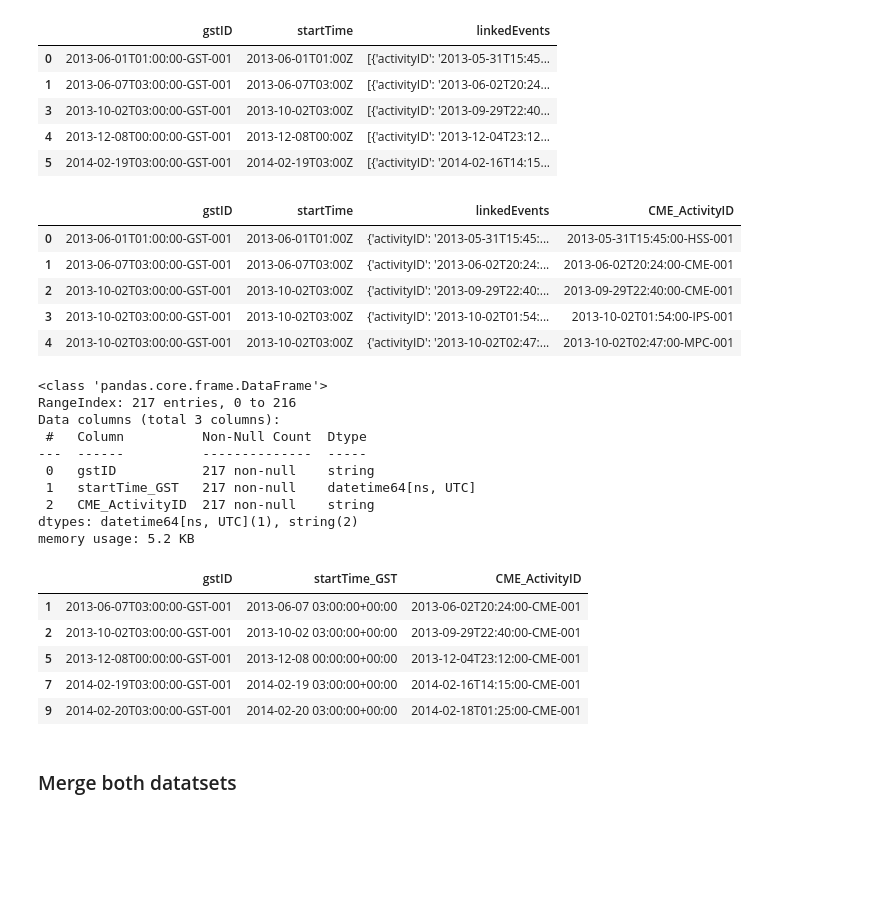
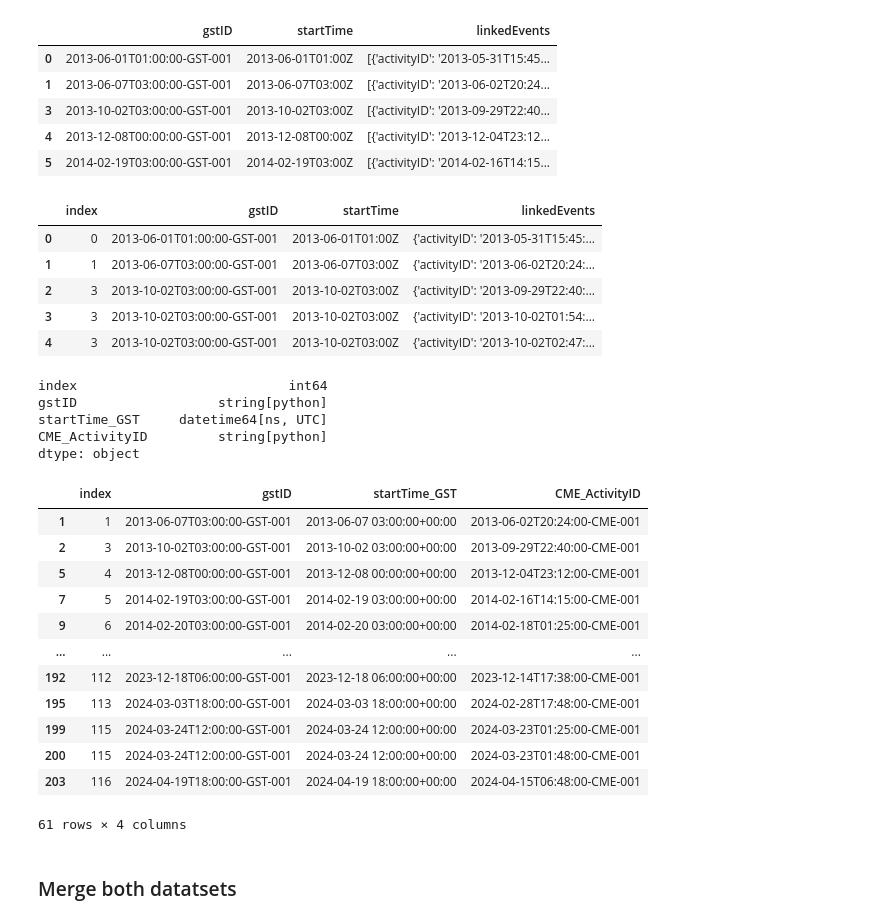
Before and after one commit to vprabhudesai/data-sourcing-challenge, a Jupyter notebook: retrieve_data.ipynb, the cells around one changed output. Drawn from its saved outputs; the diff is of its cells as text; code cells hidden in the pictures; blank space fills up the shorter version.

```diff
--- a/retrieve_data.ipynb
+++ b/retrieve_data.ipynb
@@ -219,6 +261,8 @@ endDate   = "2024-05-01"
 # %%
 # Notice that the linkedEvents column allows us to identify the corresponding CME
 # Remove rows with missing 'linkedEvents' since we won't be able to assign these to CME
+gst_df = gst_df.dropna(subset="linkedEvents")
+gst_df.head()
 # %% [output]
 |  | gstID | startTime | linkedEvents |
 | 0 | 2013-06-01T01:00:00-GST-001 | 2013-06-01T01:00Z | [{'activityID': '2013-05-31T15:45... |
@@ -229,51 +273,61 @@ endDate   = "2024-05-01"
 # %%
 # Notice that the linkedEvents sometimes contains multiple events per row
 # Use the explode method to ensure that each row is one element. Ensure to reset the index and drop missing values.
+gst_expanded = gst_df.explode("linkedEvents")
+gst_expanded=gst_expanded.dropna(subset="linkedEvents")
+gst_expanded=gst_expanded.reset_index()
+gst_expanded.head()
+# %% [output]
+|  | index | gstID | startTime | linkedEvents |
+| 0 | 0 | 2013-06-01T01:00:00-GST-001 | 2013-06-01T01:00Z | {'activityID': '2013-05-31T15:45:... |
+| 1 | 1 | 2013-06-07T03:00:00-GST-001 | 2013-06-07T03:00Z | {'activityID': '2013-06-02T20:24:... |
+| 2 | 3 | 2013-10-02T03:00:00-GST-001 | 2013-10-02T03:00Z | {'activityID': '2013-09-29T22:40:... |
+| 3 | 3 | 2013-10-02T03:00:00-GST-001 | 2013-10-02T03:00Z | {'activityID': '2013-10-02T01:54:... |
+| 4 | 3 | 2013-10-02T03:00:00-GST-001 | 2013-10-02T03:00Z | {'activityID': '2013-10-02T02:47:... |
 # %%
 # Apply the extract_activityID_from_dict function to each row in the 'linkedEvents' column (you can use apply() and a lambda function)
 # and create a new column called 'CME_ActivityID' using loc indexer:
-
+gst_expanded.loc[:,"CME_ActivityID"] = gst_expanded["linkedEvents"].apply(extract_activityID_from_dict)
 # Remove rows with missing CME_ActivityID, since we can't assign them to CMEs:
+gst_expanded = gst_expanded.dropna(subset="CME_ActivityID")
-# %% [output]
-|  | gstID | startTime | linkedEvents | CME_ActivityID |
-| 0 | 2013-06-01T01:00:00-GST-001 | 2013-06-01T01:00Z | {'activityID': '2013-05-31T15:45:... | 2013-05-31T15:45:00-HSS-001 |
-| 1 | 2013-06-07T03:00:00-GST-001 | 2013-06-07T03:00Z | {'activityID': '2013-06-02T20:24:... | 2013-06-02T20:24:00-CME-001 |
-| 2 | 2013-10-02T03:00:00-GST-001 | 2013-10-02T03:00Z | {'activityID': '2013-09-29T22:40:... | 2013-09-29T22:40:00-CME-001 |
-| 3 | 2013-10-02T03:00:00-GST-001 | 2013-10-02T03:00Z | {'activityID': '2013-10-02T01:54:... | 2013-10-02T01:54:00-IPS-001 |
-| 4 | 2013-10-02T03:00:00-GST-001 | 2013-10-02T03:00Z | {'activityID': '2013-10-02T02:47:... | 2013-10-02T02:47:00-MPC-001 |
 # %%
 # Convert the 'CME_ActivityID' column to string format
-
+gst_expanded['CME_ActivityID'] = gst_expanded['CME_ActivityID'].astype("string")
 # Convert the 'gstID' column to string format
-
+gst_expanded['gstID'] = gst_expanded['gstID'].astype("string")
 # Convert startTime to datetime format
-
+gst_expanded["startTime"] = pd.to_datetime(gst_expanded["startTime"])
 # Rename startTime to startTime_GST
-
+gst_expanded=gst_expanded.rename(columns={"startTime": "startTime_GST"})
 # Drop linkedEvents
-
+gst_expanded=gst_expanded.drop(columns="linkedEvents")
 # Verify that all steps were executed correctly
+gst_expanded.dtypes
 # %% [output]
-<class 'pandas.core.frame.DataFrame'>
-RangeIndex: 217 entries, 0 to 216
-Data columns (total 3 columns):
- #   Column          Non-Null Count  Dtype
----  ------          --------------  -----
- 0   gstID           217 non-null    string
- 1   startTime_GST   217 non-null    datetime64[ns, UTC]
- 2   CME_ActivityID  217 non-null    string
-dtypes: datetime64[ns, UTC](1), string(2)
-memory usage: 5.2 KB
+index                           int64
+gstID                  string[python]
+startTime_GST     datetime64[ns, UTC]
+CME_ActivityID         string[python]
+dtype: object
 # %%
 # We are only interested in GSTs related to CMEs so keep only rows where the CME_ActivityID column contains 'CME'
 # use the method 'contains()' from the str library.
+gst_expanded = gst_expanded.loc[gst_expanded['CME_ActivityID'].str.contains('CME')]
+gst_expanded
 # %% [output]
-|  | gstID | startTime_GST | CME_ActivityID |
-| 1 | 2013-06-07T03:00:00-GST-001 | 2013-06-07 03:00:00+00:00 | 2013-06-02T20:24:00-CME-001 |
-| 2 | 2013-10-02T03:00:00-GST-001 | 2013-10-02 03:00:00+00:00 | 2013-09-29T22:40:00-CME-001 |
-| 5 | 2013-12-08T00:00:00-GST-001 | 2013-12-08 00:00:00+00:00 | 2013-12-04T23:12:00-CME-001 |
-| 7 | 2014-02-19T03:00:00-GST-001 | 2014-02-19 03:00:00+00:00 | 2014-02-16T14:15:00-CME-001 |
-| 9 | 2014-02-20T03:00:00-GST-001 | 2014-02-20 03:00:00+00:00 | 2014-02-18T01:25:00-CME-001 |
+|  | index | gstID | startTime_GST | CME_ActivityID |
+| 1 | 1 | 2013-06-07T03:00:00-GST-001 | 2013-06-07 03:00:00+00:00 | 2013-06-02T20:24:00-CME-001 |
+| 2 | 3 | 2013-10-02T03:00:00-GST-001 | 2013-10-02 03:00:00+00:00 | 2013-09-29T22:40:00-CME-001 |
+| 5 | 4 | 2013-12-08T00:00:00-GST-001 | 2013-12-08 00:00:00+00:00 | 2013-12-04T23:12:00-CME-001 |
+| 7 | 5 | 2014-02-19T03:00:00-GST-001 | 2014-02-19 03:00:00+00:00 | 2014-02-16T14:15:00-CME-001 |
+| 9 | 6 | 2014-02-20T03:00:00-GST-001 | 2014-02-20 03:00:00+00:00 | 2014-02-18T01:25:00-CME-001 |
+| ... | ... | ... | ... | ... |
+| 192 | 112 | 2023-12-18T06:00:00-GST-001 | 2023-12-18 06:00:00+00:00 | 2023-12-14T17:38:00-CME-001 |
+| 195 | 113 | 2024-03-03T18:00:00-GST-001 | 2024-03-03 18:00:00+00:00 | 2024-02-28T17:48:00-CME-001 |
+| 199 | 115 | 2024-03-24T12:00:00-GST-001 | 2024-03-24 12:00:00+00:00 | 2024-03-23T01:25:00-CME-001 |
+| 200 | 115 | 2024-03-24T12:00:00-GST-001 | 2024-03-24 12:00:00+00:00 | 2024-03-23T01:48:00-CME-001 |
+| 203 | 116 | 2024-04-19T18:00:00-GST-001 | 2024-04-19 18:00:00+00:00 | 2024-04-15T06:48:00-CME-001 |
+61 rows × 4 columns
 # %% [markdown]
 ### Merge both datatsets
 # %%
```
Also changed, not shown: parts of 24 cells of this notebook, 1 other file.
